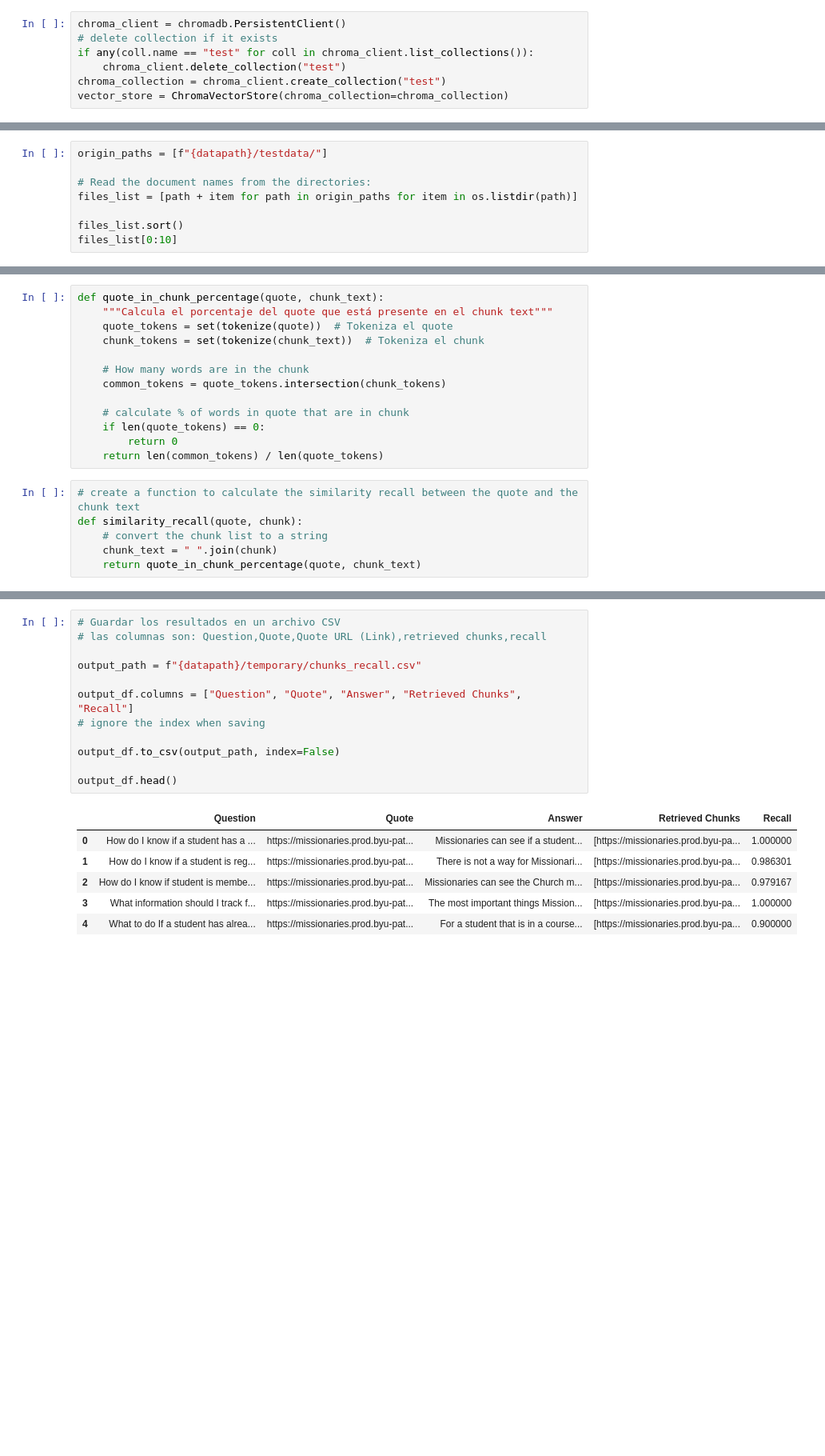
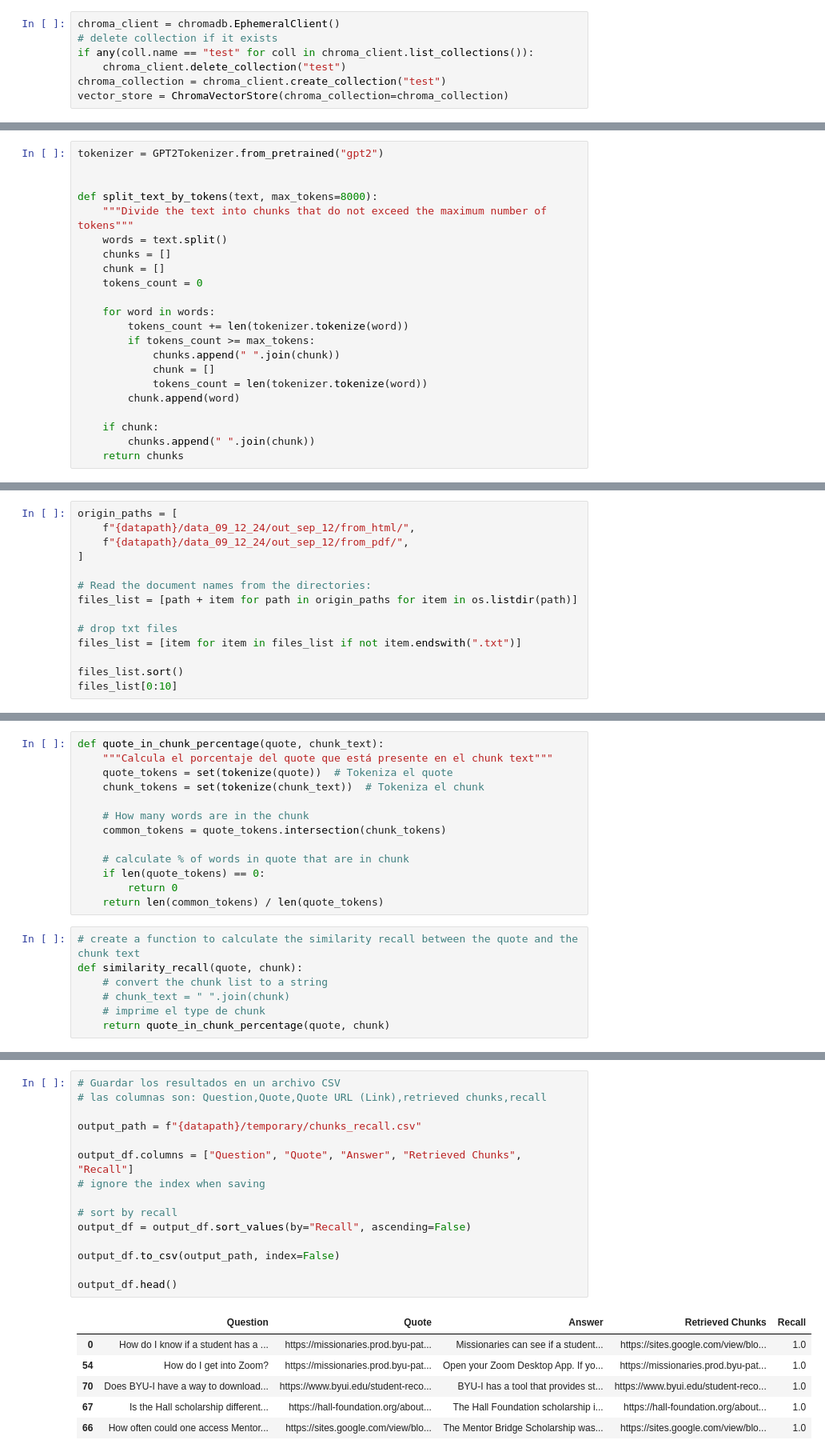
Before and after one commit to DallanQ/pathway-indexer, a Jupyter notebook: notebooks/hyperparam/with_chunks.ipynb, the cells around one changed output, grey strips where cells are left out. Shown at 80% size. Saved outputs shown, nothing was run; the diff lists cells and outputs as text; blank space fills up the shorter version.

Commit message:
[UPDATE] WITH CHUNKS

```diff
--- a/notebooks/hyperparam/with_chunks.ipynb
+++ b/notebooks/hyperparam/with_chunks.ipynb
@@ -33,7 +33,7 @@ embed_model = OpenAIEmbedding(
     reuse_client=False,
 )
 # %%
-chroma_client = chromadb.PersistentClient()
+chroma_client = chromadb.EphemeralClient()
 # delete collection if it exists
 if any(coll.name == "test" for coll in chroma_client.list_collections()):
     chroma_client.delete_collection("test")
@@ -48,6 +48,28 @@ splitter = SemanticSplitterNodeParser(
     include_prev_next_rel=False,
     embed_model=embed_model,
 )
+# %%
+tokenizer = GPT2Tokenizer.from_pretrained("gpt2")
+
+
+def split_text_by_tokens(text, max_tokens=8000):
+    """Divide the text into chunks that do not exceed the maximum number of tokens"""
+    words = text.split()
+    chunks = []
+    chunk = []
+    tokens_count = 0
+
+    for word in words:
+        tokens_count += len(tokenizer.tokenize(word))
+        if tokens_count >= max_tokens:
+            chunks.append(" ".join(chunk))
+            chunk = []
+            tokens_count = len(tokenizer.tokenize(word))
+        chunk.append(word)
+
+    if chunk:
+        chunks.append(" ".join(chunk))
+    return chunks
 # %%
 # create a simple ingestion pipeline: chunk the documents and create embeddings
 pipeline = IngestionPipeline(
@@ -64,11 +86,17 @@ index = VectorStoreIndex.from_vector_store(
 # %% [markdown]
 ## Load Files
 # %%
-origin_paths = [f"{datapath}/testdata/"]
+origin_paths = [
+    f"{datapath}/data_09_12_24/out_sep_12/from_html/",
+    f"{datapath}/data_09_12_24/out_sep_12/from_pdf/",
+]
 
 # Read the document names from the directories:
 files_list = [path + item for path in origin_paths for item in os.listdir(path)]
 
+# drop txt files
+files_list = [item for item in files_list if not item.endswith(".txt")]
+
 files_list.sort()
 files_list[0:10]
 # %% [output]
@@ -284,8 +362,9 @@ def quote_in_chunk_percentage(quote, chunk_text):
 # create a function to calculate the similarity recall between the quote and the chunk text
 def similarity_recall(quote, chunk):
     # convert the chunk list to a string
-    chunk_text = " ".join(chunk)
-    return quote_in_chunk_percentage(quote, chunk_text)
+    # chunk_text = " ".join(chunk)
+    # imprime el type de chunk
+    return quote_in_chunk_percentage(quote, chunk)
 # %%
 output_df = pd.DataFrame.from_dict(retrieved_chunks_dict, orient="index")
 
@@ -324,19 +403,22 @@ output_df.head()
 # %%
 # Guardar los resultados en un archivo CSV
 # las columnas son: Question,Quote,Quote URL (Link),retrieved chunks,recall
 
 output_path = f"{datapath}/temporary/chunks_recall.csv"
 
 output_df.columns = ["Question", "Quote", "Answer", "Retrieved Chunks", "Recall"]
 # ignore the index when saving
 
+# sort by recall
+output_df = output_df.sort_values(by="Recall", ascending=False)
+
 output_df.to_csv(output_path, index=False)
 
 output_df.head()
 # %% [output]
 |  | Question | Quote | Answer | Retrieved Chunks | Recall |
-| 0 | How do I know if a student has a ... | https://missionaries.prod.byu-pat... | Missionaries can see if a student... | [https://missionaries.prod.byu-pa... | 1.000000 |
-| 1 | How do I know if a student is reg... | https://missionaries.prod.byu-pat... | There is not a way for Missionari... | [https://missionaries.prod.byu-pa... | 0.986301 |
-| 2 | How do I know if student is membe... | https://missionaries.prod.byu-pat... | Missionaries can see the Church m... | [https://missionaries.prod.byu-pa... | 0.979167 |
-| 3 | What information should I track f... | https://missionaries.prod.byu-pat... | The most important things Mission... | [https://missionaries.prod.byu-pa... | 1.000000 |
-| 4 | What to do If a student has alrea... | https://missionaries.prod.byu-pat... | For a student that is in a course... | [https://missionaries.prod.byu-pa... | 0.900000 |
+| 0 | How do I know if a student has a ... | https://missionaries.prod.byu-pat... | Missionaries can see if a student... | https://sites.google.com/view/blo... | 1.0 |
+| 54 | How do I get into Zoom? | https://missionaries.prod.byu-pat... | Open your Zoom Desktop App. If yo... | https://missionaries.prod.byu-pat... | 1.0 |
+| 70 | Does BYU-I have a way to download... | https://www.byui.edu/student-reco... | BYU-I has a tool that provides st... | https://www.byui.edu/student-reco... | 1.0 |
+| 67 | Is the Hall scholarship different... | https://hall-foundation.org/about... | The Hall Foundation scholarship i... | https://hall-foundation.org/about... | 1.0 |
+| 66 | How often could one access Mentor... | https://sites.google.com/view/blo... | The Mentor Bridge Scholarship was... | https://sites.google.com/view/blo... | 1.0 |
```
Also changed, not shown: parts of 11 cells of this notebook, 4 other files.
